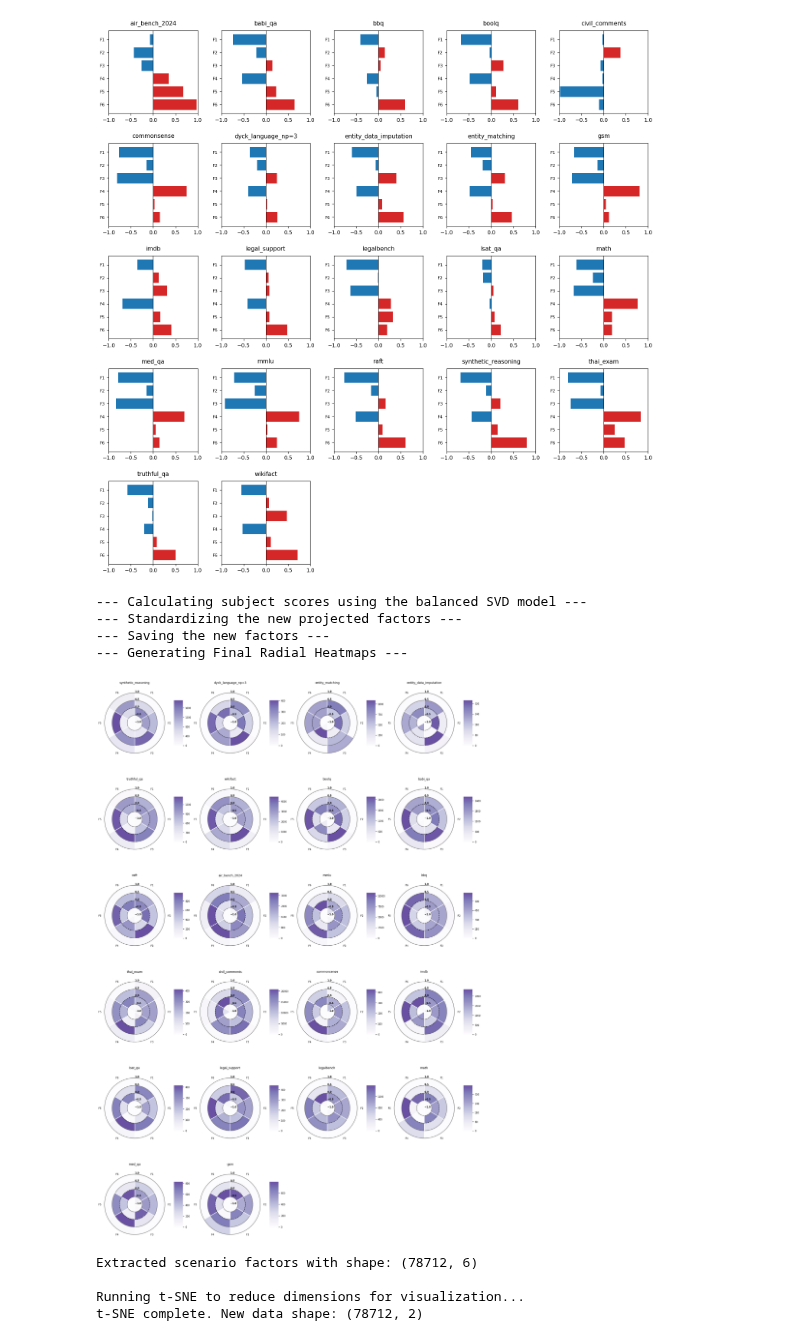
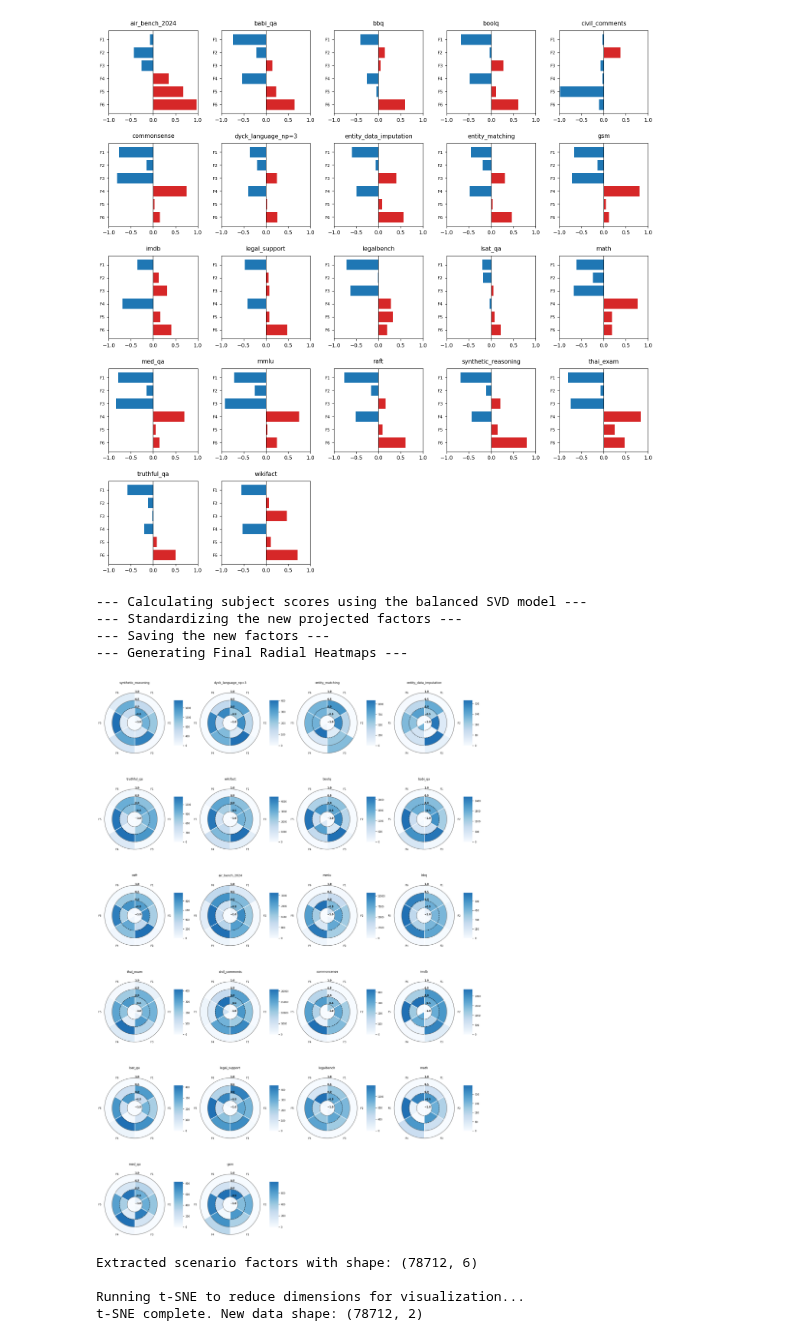
Before and after one commit to ronanhansel/reeval-multi, a Jupyter notebook: mirt-official/eda.ipynb, the cells around one changed output. Saved outputs shown, nothing was run; the diff lists cells and outputs as text; code cells hidden in the pictures.

```diff
--- a/mirt-official/eda.ipynb
+++ b/mirt-official/eda.ipynb
@@ -377,6 +404,7 @@ plt.show()
 # %%
 import pandas as pd
 import numpy as np
+import seaborn as sns
 import matplotlib.pyplot as plt
 import matplotlib.colors as mcolors
 from sklearn.preprocessing import MinMaxScaler
@@ -489,7 +517,7 @@ def plot_scenario_svd_heatmap(scaled_scenario_factors: np.ndarray, scenario_labe
 		cmap_name = group_color_map.get(group, "Greys") # Default to 'Greys' if group is not found
 
 		# 2. Get the original colormap from matplotlib
-		original_cmap = plt.get_cmap(cmap_name)
+		original_cmap = sns.color_palette("Blues", as_cmap=True)
 
 		# 3. Create a new colormap using the first 85% of the original's colors
 		cmap = mcolors.LinearSegmentedColormap.from_list(
@@ -542,7 +570,7 @@ def plot_scenario_svd_heatmap(scaled_scenario_factors: np.ndarray, scenario_labe
 
 	for i in range(num_scenarios, len(axes_flat)):
 		axes_flat[i].set_visible(False)
-	plt.savefig(f"../result/factor-scenario-radial-profiles.png", dpi=300, bbox_inches='tight')
+	plt.savefig(f"../result/factor-scenario-radial-profiles.pdf")
 	plt.show()
 
 # --- REVISED WORKFLOW ---
@@ -553,34 +581,34 @@ balanced_resmat_full = resmat.columns.to_frame()
 unique_scenarios = balanced_resmat_full['scenario'].unique().tolist()
 scenario_labels = balanced_resmat_full['scenario'].values
 
 # 2. Get the subject scores by transforming ONLY the balanced items from the full resmat
 print("--- Calculating subject scores using the balanced SVD model ---")
 
 all_item_factors = a_for_z_numpy
 
 print("--- Standardizing the new projected factors ---")
 scaler = MinMaxScaler(feature_range=(-1, 1))
 scaled_factors = scaler.fit_transform(all_item_factors)
 
 print("--- Saving the new factors ---")
 np.save("../result/scaled_factors.npy", scaled_factors)
 
 sorted_scenarios = sorted(unique_scenarios, key=lambda s: scenario_to_group_map.get(s, "zzzz_default"))
 
 # 5. Call the plotting function with the new, correctly calculated factors
 plot_scenario_svd_heatmap(
 	scaled_factors,
 	scenario_labels,
 	sorted_scenarios,
 	group_color_map,          # Pass the color map
 	scenario_to_group_map     # Pass the lookup map
 )
 # %% [output]
 --- Calculating subject scores using the balanced SVD model ---
 --- Standardizing the new projected factors ---
 --- Saving the new factors ---
 --- Generating Final Radial Heatmaps ---
-[figure, old version]
+[figure, new version]
 # %%
 from sklearn.manifold import TSNE
 
```
Also changed, not shown: parts of 1 cell of this notebook, 11 other files.
